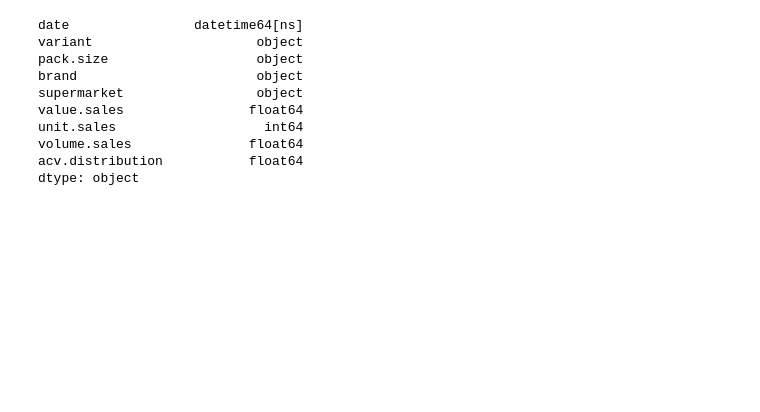
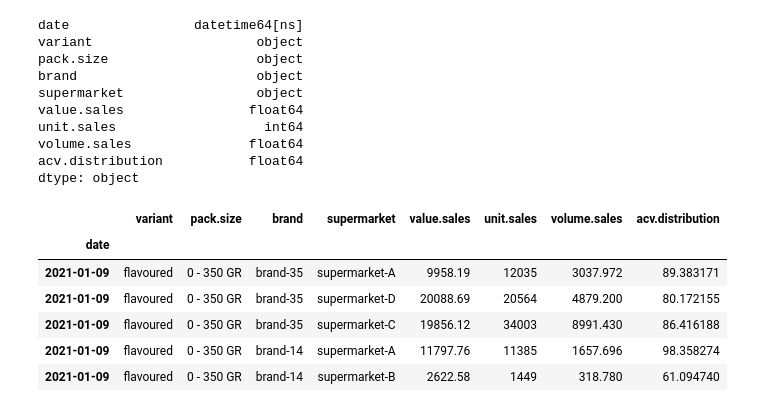
Before and after one commit to oscarjibou/BT-DataAnalysis, a Jupyter notebook: main.ipynb, the cells around one changed output. Saved outputs shown, nothing was run; the diff lists cells and outputs as text; code cells hidden in the pictures; blank space fills up the shorter version.

```diff
--- a/main.ipynb
+++ b/main.ipynb
@@ -27,4 +38,18 @@ unit.sales                   int64
 volume.sales               float64
 acv.distribution           float64
 dtype: object
+# %%
+# convert date column in index column
+
+data = raw_data.copy()
+data.set_index("date", inplace=True)
+data.head()
+# %% [output]
+|  | variant | pack.size | brand | supermarket | value.sales | unit.sales | volume.sales | acv.distribution |
+| date |  |  |  |  |  |  |  |  |
+| 2021-01-09 | flavoured | 0 - 350 GR | brand-35 | supermarket-A | 9958.19 | 12035 | 3037.972 | 89.383171 |
+| 2021-01-09 | flavoured | 0 - 350 GR | brand-35 | supermarket-D | 20088.69 | 20564 | 4879.200 | 80.172155 |
+| 2021-01-09 | flavoured | 0 - 350 GR | brand-35 | supermarket-C | 19856.12 | 34003 | 8991.430 | 86.416188 |
+| 2021-01-09 | flavoured | 0 - 350 GR | brand-14 | supermarket-A | 11797.76 | 11385 | 1657.696 | 98.358274 |
+| 2021-01-09 | flavoured | 0 - 350 GR | brand-14 | supermarket-B | 2622.58 | 1449 | 318.780 | 61.094740 |
 # %%
```
Also changed, not shown: parts of 9 cells of this notebook, 2 other files.
